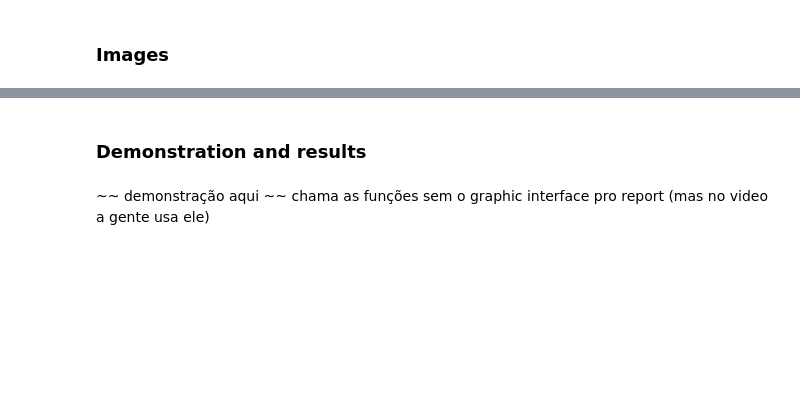
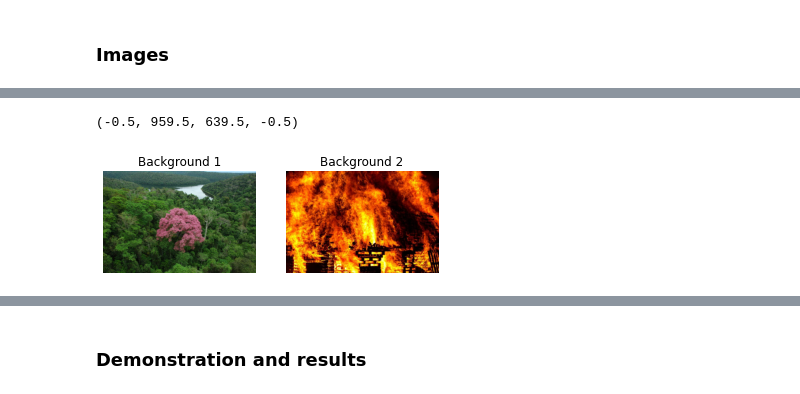
Before and after one commit to kakomarina/background-effects, a Jupyter notebook: report.ipynb, the cells around one changed output, grey strips where cells are left out. Cells and saved outputs as stored; diff of their text form; code cells hidden in the pictures; blank space fills up the shorter version.

```diff
--- a/report.ipynb
+++ b/report.ipynb
@@ -40,3 +57,18 @@ Beatriz Monteiro: triangle threshold initial test, triangle threshold method, gr
+# %%
+bg1 = imageio.imread("bg_mata.jpg")
+bg2 = imageio.imread("bg_fogo.jpg")
+
+plt.subplot(1, 2, 1)
+plt.imshow(bg1)
+plt.title("Background 1")
+plt.axis('off')
+plt.subplot(1, 2, 2)
+plt.imshow(bg2)
+plt.title("Background 2")
+plt.axis('off')
+# %% [output]
+(-0.5, 959.5, 639.5, -0.5)
+[figure, added]
 # %% [markdown]
 ### Steps
 1. Pre-process the image with denoising methods (median filtering)
@@ -54,5 +86,3 @@ Beatriz Monteiro: triangle threshold initial test, triangle threshold method, gr
     * For the clustering method: for every pixel that is the color chosen by the user, change the background
 # %% [markdown]
 ### Demonstration and results
-# %% [markdown]
-~~ demonstração aqui ~~ chama as funções sem o graphic interface pro report (mas no video a gente usa ele)
```
Also changed, not shown: parts of 11 cells of this notebook, 1 other file.
